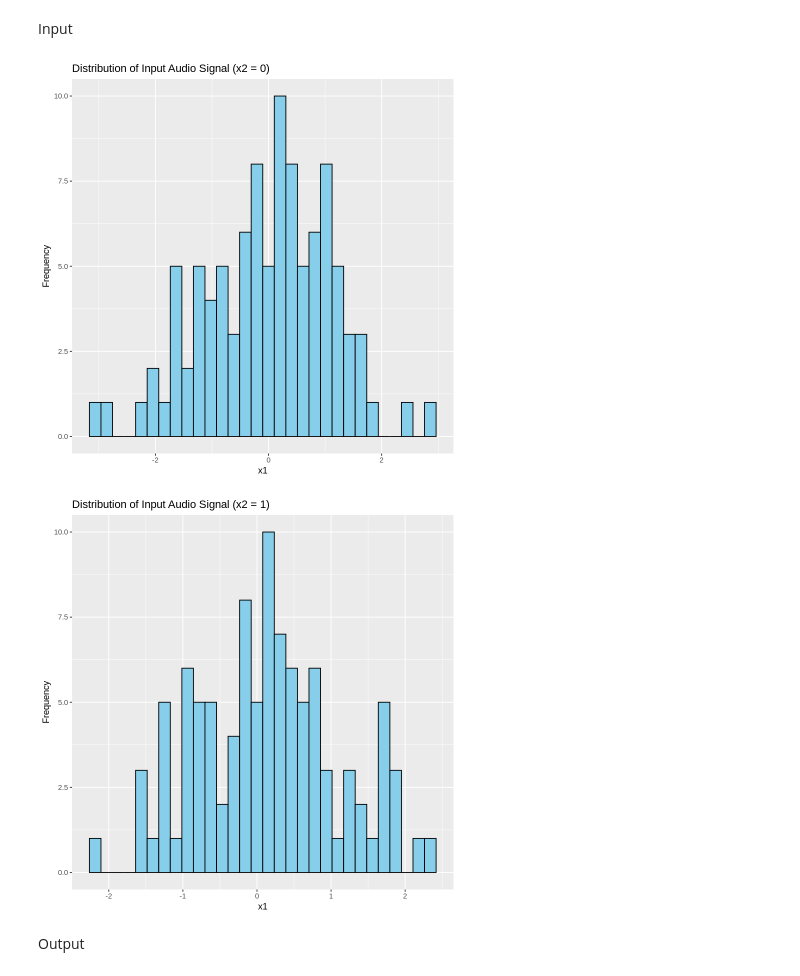
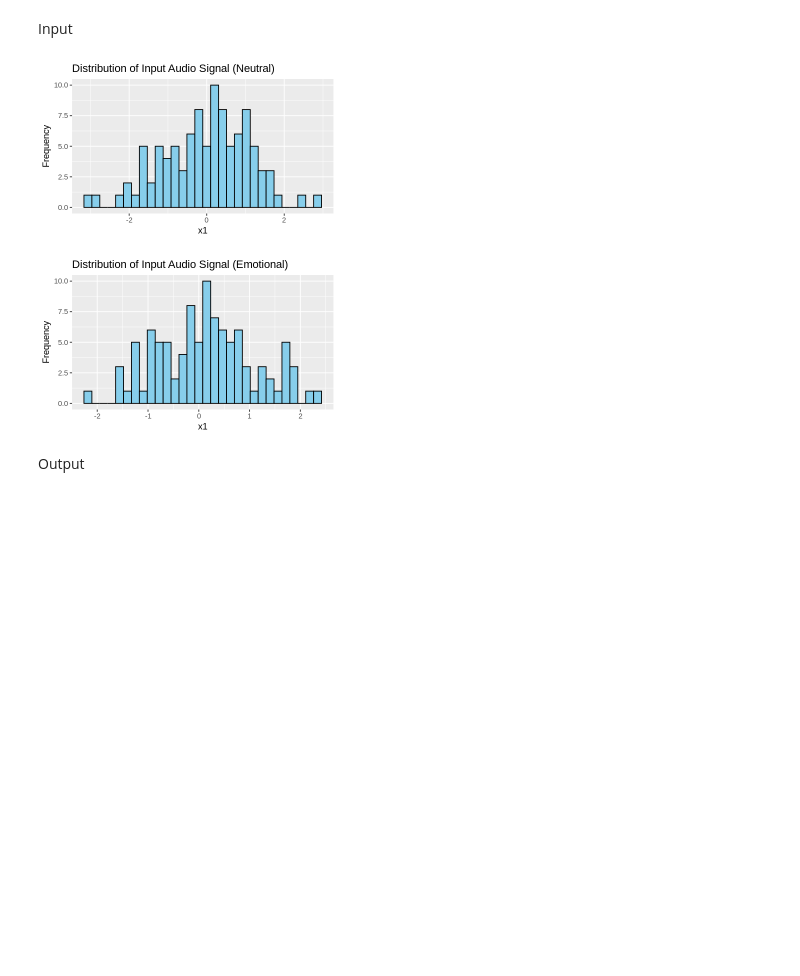
Before and after one commit to akpanitorobong/7089CEM---Statistical-methods-for-Data-Science, a Jupyter notebook: SMDS_CW.ipynb, the cells around one changed output. Drawn from its saved outputs; the diff is of its cells as text; code cells hidden in the pictures; blank space fills up the shorter version.

```diff
--- a/SMDS_CW.ipynb
+++ b/SMDS_CW.ipynb
@@ -114,18 +136,19 @@ ggplot(data, aes(x = time, y = y)) +
 # %% [markdown]
 Input
 # %%
+options(repr.plot.width = 5, repr.plot.height = 3)
 # Distribution of input audio signal (x1 when x2=0)
 ggplot(data_x0, aes(x = x1)) +
   geom_histogram(bins = 30, fill = "skyblue", color = "black") +
-  labs(title = "Distribution of Input Audio Signal (x2 = 0)", x = "x1", y = "Frequency")
+  labs(title = "Distribution of Input Audio Signal (Neutral)", x = "x1", y = "Frequency")
 
 # Distribution of input audio signal (x1 when x2=1)
 ggplot(data_x1, aes(x = x1)) +
   geom_histogram(bins = 30, fill = "skyblue", color = "black") +
-  labs(title = "Distribution of Input Audio Signal (x2 = 1)", x = "x1", y = "Frequency")
+  labs(title = "Distribution of Input Audio Signal (Emotional)", x = "x1", y = "Frequency")
 # %% [output]
-[figure, old version]
+[figure, new version]
-[figure, old version]
+[figure, new version]
 # %% [markdown]
 Output
 # %%
```
Also changed, not shown: parts of 56 cells of this notebook.
